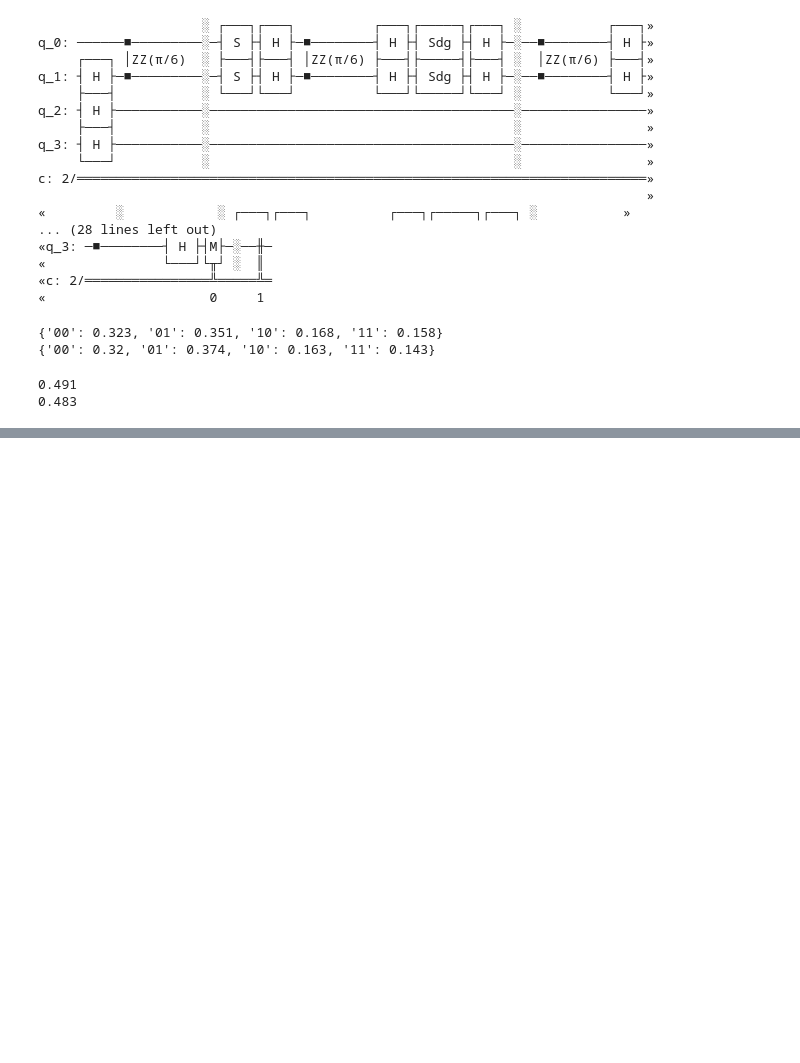
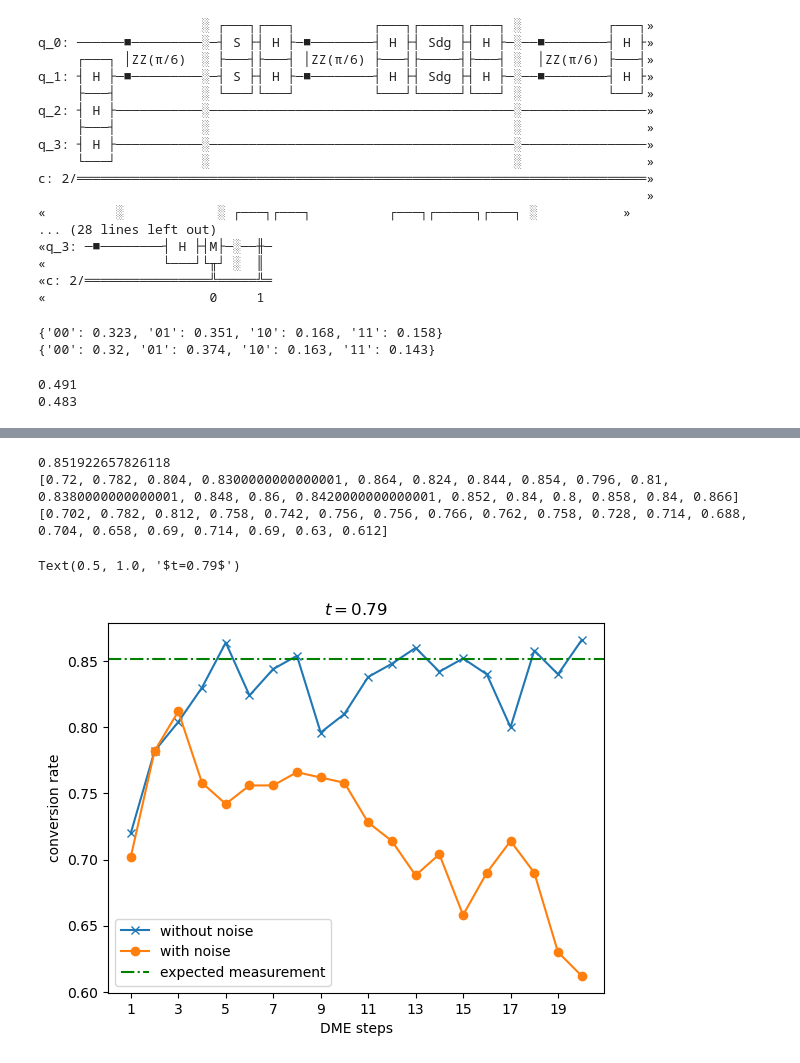
Before and after one commit to Sam-XiaoyueLi/Qibo-IonQ, a Jupyter notebook: Tutorials/ionq_models.ipynb, the cells around one changed output, grey strips where cells are left out. Saved outputs shown, nothing was run; the diff lists cells and outputs as text; code cells hidden in the pictures; blank space fills up the shorter version.

Commit message:
Plot conversion against trotter step M

```diff
--- a/Tutorials/ionq_models.ipynb
+++ b/Tutorials/ionq_models.ipynb
@@ -375,0 +382,26 @@ print(target_meas_w)
+# %%
+M_range = 20
+t = 0.79
+results_wo = []
+results_w = []
+shots = 500
+for m in range(1,M_range+1):
+    print(m)
+    qc = QuantumCircuit(m+1, 2)
+    # prepare instruction qubits |+>
+    for i in range(m):
+        qc.h(i+1)
+    trotter_DME(qc, 0, m, t)
+    qc.measure(0, 1)
+    job = simulator_backend.run(qc, shots=shots)
+    result_wo = job.result()
+    results_wo.append(result_wo)
+    job = simulator_backend.run(qc, shots=shots, noise_model='aria-1')
+    result_w = job.result()
+    results_w.append(result_w)
+
+# process reading
+freq_wo = [get_keys_freq(results_wo[i]) for i in range(len(results_wo))]
+freq_w = [get_keys_freq(results_w[i]) for i in range(len(results_w))]
+conversion_wo = [sum(value for key, value in freq_wo[i].items() if key[::-1].startswith('0')) for i in range(len(freq_wo))]
+conversion_w = [sum(value for key, value in freq_w[i].items() if key[::-1].startswith('0')) for i in range(len(freq_w))]
@@ -375,0 +429,25 @@ print(target_meas_w)
+# %%
+#reference
+evolved_state = instruct_evolution(sigma, rho, t)
+
+# measure in Z basis
+p_0 = np.real(np.trace(sigma @ evolved_state))
+print(p_0)
+print(conversion_wo)
+print(conversion_w)
+# %% [output]
+0.851922657826118
+[0.72, 0.782, 0.804, 0.8300000000000001, 0.864, 0.824, 0.844, 0.854, 0.796, 0.81, 0.8380000000000001, 0.848, 0.86, 0.8420000000000001, 0.852, 0.84, 0.8, 0.858, 0.84, 0.866]
+[0.702, 0.782, 0.812, 0.758, 0.742, 0.756, 0.756, 0.766, 0.762, 0.758, 0.728, 0.714, 0.688, 0.704, 0.658, 0.69, 0.714, 0.69, 0.63, 0.612]
+# %%
+plt.plot(np.arange(1,21), conversion_wo, marker='x', label='without noise')
+plt.plot(np.arange(1,21), conversion_w, marker='o', label='with noise')
+plt.axhline(p_0, linestyle='-.', color='g', label='expected measurement')
+plt.legend()
+plt.xticks(np.arange(1,21,2))
+plt.xlabel('DME steps')
+plt.ylabel('conversion rate')
+plt.title(r'$t=0.79$')
+# %% [output]
+Text(0.5, 1.0, '$t=0.79$')
+[figure, added]
```
Also changed, not shown: parts of 4 cells of this notebook.
